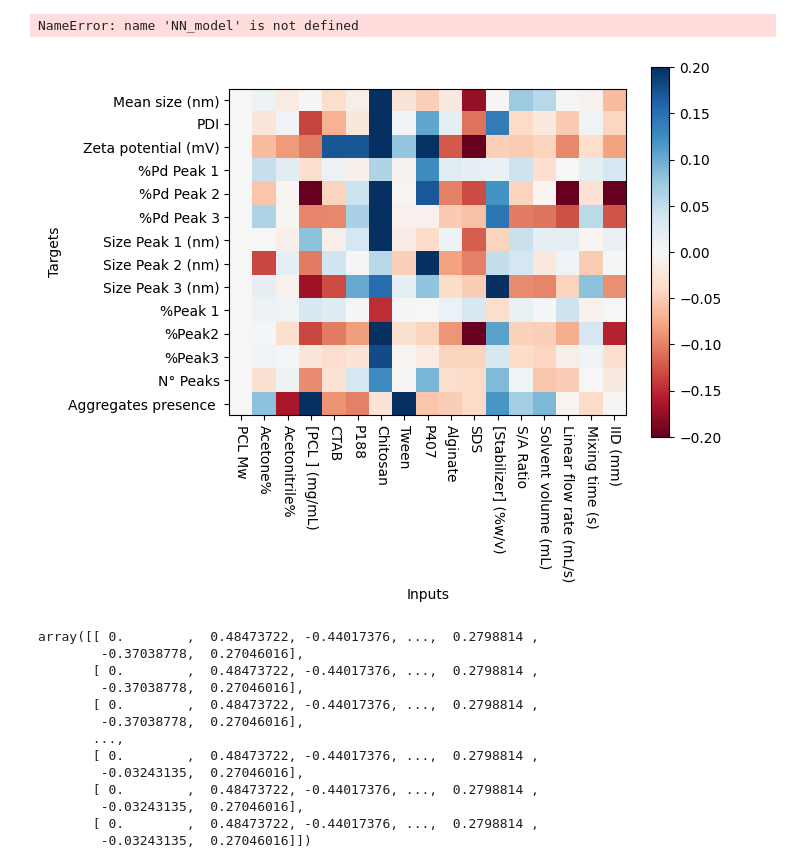
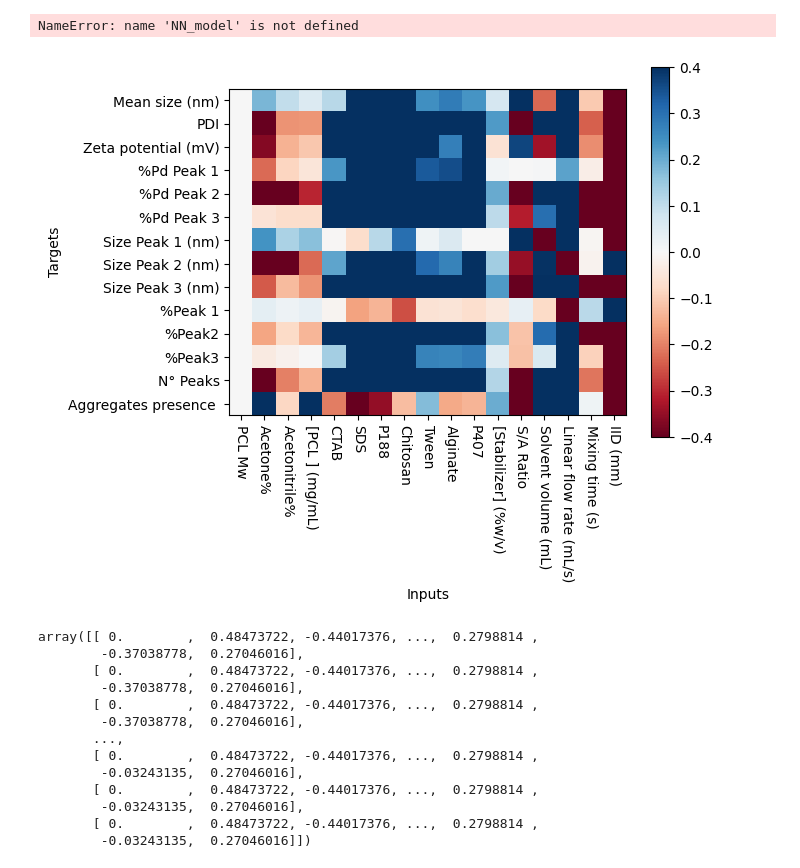
Before and after one commit to Norange01/ML_App_Repro, a Jupyter notebook: Nanoparticles/Repro_Preliminary_model_screening.ipynb, the cells around one changed output. Saved outputs shown, nothing was run; the diff lists cells and outputs as text; code cells hidden in the pictures.

Commit message:
Found heatmap of linear model. Accuracies are high

```diff
--- a/Nanoparticles/Repro_Preliminary_model_screening.ipynb
+++ b/Nanoparticles/Repro_Preliminary_model_screening.ipynb
@@ -561,7 +561,7 @@ class NESTED_CV:
 
         elif model_type == 'NN':
           self.user_defined_model = MLPRegressor()
-          self.p_grid ={"hidden_layer_sizes" : [(),(3,),(5,),(13,),(15,),(17,),(19,)],
+          self.p_grid ={"hidden_layer_sizes" : [()],
                          "learning_rate_init": [0.0001,0.001,0.01],
                          "alpha":[1e-2,1e-3,1e-4],
                          "batch_size":[16 ,32, 64, 128, 256],
@@ -725,8 +725,8 @@ def run_NESTED_CV(name, CV):
     model_instance.cross_validation(CV)
     model_instance.results()
     model_instance.best_model()
-    model_instance.getWeightsMatrix()
-    model_instance.visualizeWeights()
+    #model_instance.getWeightsMatrix()
+    #model_instance.visualizeWeights()
     #model_instance.plot3D()
     #model_instance.CV_dataset.to_pickle("NESTED_CV_RESULTS/"+str(name)+".pkl", compression='infer', protocol=5, storage_options=None) # save dataframe as pickle file
     #with open('Trained_models/'+str(name)+'_model.pkl', 'wb') as file: # Save the Model to pickle file
@@ -1307,28 +1290,28 @@ NameError: name 'NN_model' is not defined
 # %%
 import matplotlib.pyplot as plt
 import numpy as np
 
-coefs=NN_model.coefs_[0]
-#coefs=MLR_model.coef_
+#coefs=NN_model.coefs_[0]
+coefs=MLR_model.coef_
 #coefs= pd.read_excel("/kaggle/input/nn-coefs/coefs.xlsx")
 #print(len(coefs[0]))
 #coefs=pd.DataFrame(coefs).iloc[:,1:]
-coefs=coefs.transpose()
+#coefs=coefs.transpose()
 
 fig, heatmap = plt.subplots()
-plt.imshow(coefs, cmap='RdBu', interpolation='nearest', vmin = -0.2, vmax = 0.2)
+plt.imshow(coefs, cmap='RdBu', interpolation='nearest', vmin = -0.4, vmax = 0.4)
 
 plt.colorbar()
 
 heatmap.set_xticks(np.arange(len(xArr.columns.values)), labels = xArr.columns.values, rotation=270)
 heatmap.set_yticks(np.arange(len(yArr.columns.values)), labels = yArr.columns.values, rotation=0)
 
 plt.xlabel("Inputs")
 plt.ylabel("Targets")
 
 plt.show()
 # %% [output]
-[figure, old version]
+[figure, new version]
 # %%
 kNN_result, kNN_model = run_NESTED_CV("kNN", None)
 # %% [output]
```
Also changed, not shown: parts of 1 cell of this notebook.
